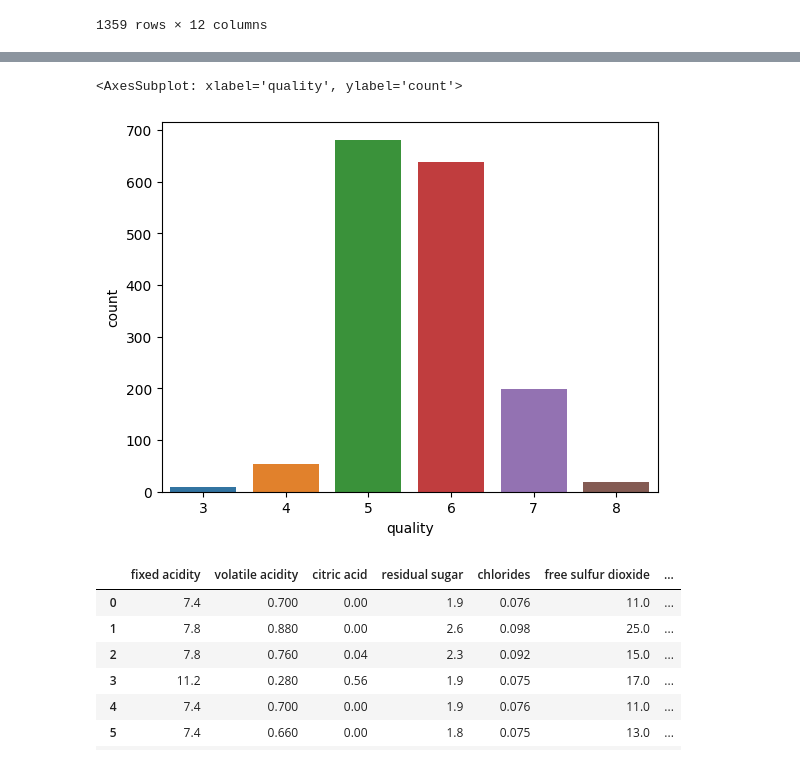
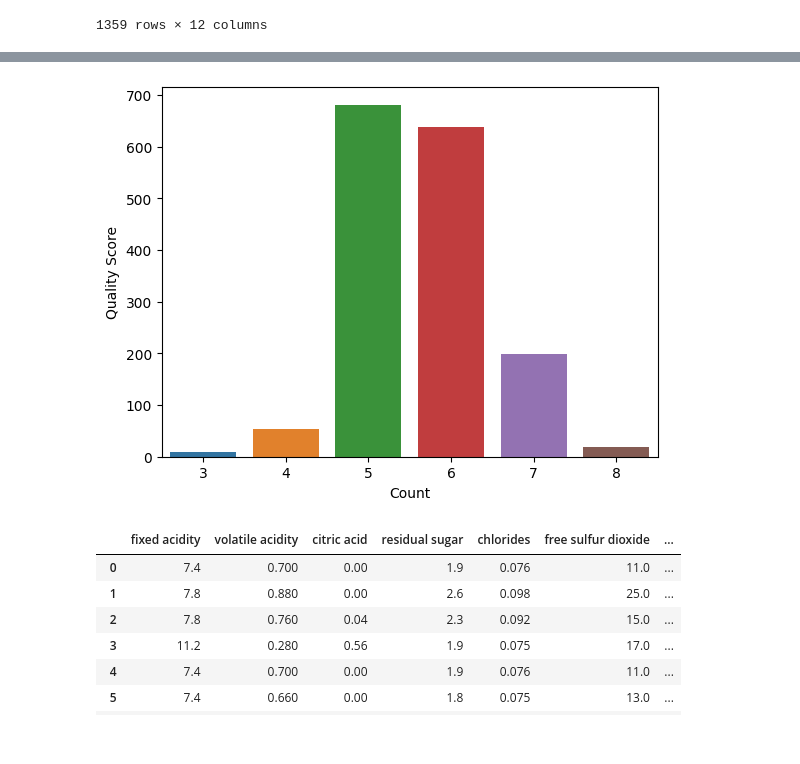
Before and after one commit to vithurshiniS/co544-2023-lab3-interactive-python-dashboards, a Jupyter notebook: main.ipynb, the cells around one changed output, grey strips where cells are left out. Cells and saved outputs as stored; diff of their text form; code cells hidden in the pictures.

```diff
--- a/main.ipynb
+++ b/main.ipynb
@@ -95,10 +96,13 @@ sns.heatmap(corr_matrix, center=0, cmap='Blues',annot=True)
 # %%
 # Check wine quality distribution
 plt.figure(dpi=100)
 sns.countplot(data=data, x='quality')
+plt.xlabel('Count')
+plt.ylabel('Quality Score')
+# plt.savefig("figures/wine_quality_distribution.png", dpi=300)
+plt.show()
 # %% [output]
-<AxesSubplot: xlabel='quality', ylabel='count'>
-[figure, old version]
+[figure, new version]
 # %%
 # Label quality into Good (1) and Bad (0)
 data['quality'] = data['quality'].apply(lambda x: 1 if x >= 6.0 else 0)
```
Also changed, not shown: parts of 5 cells of this notebook.
